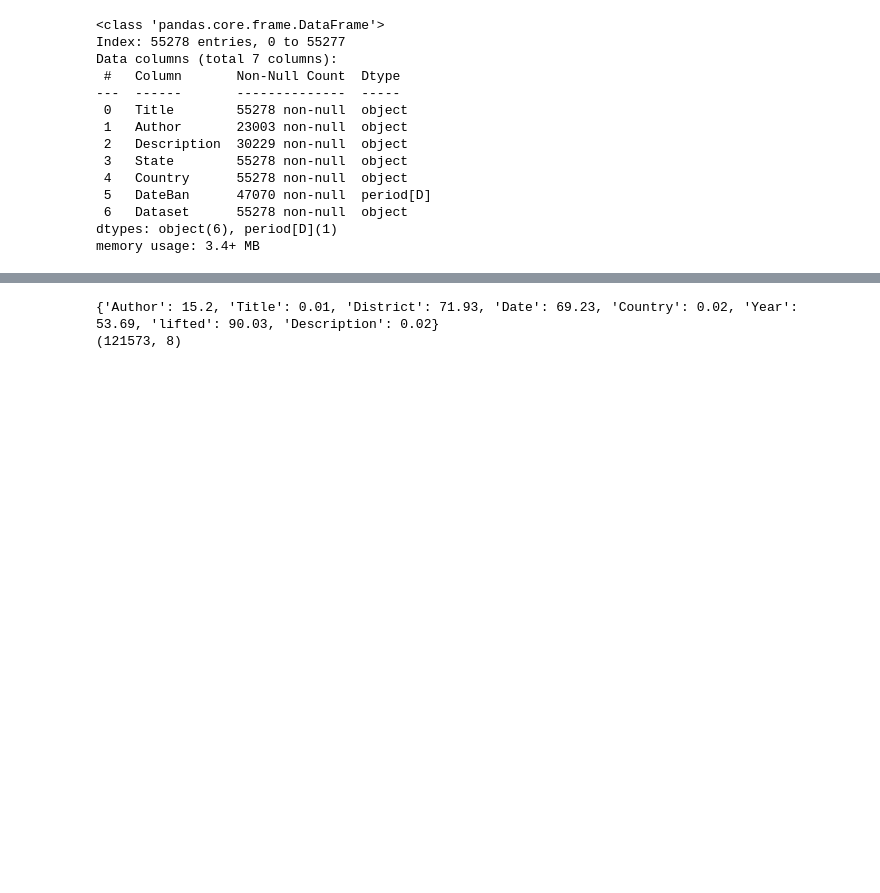
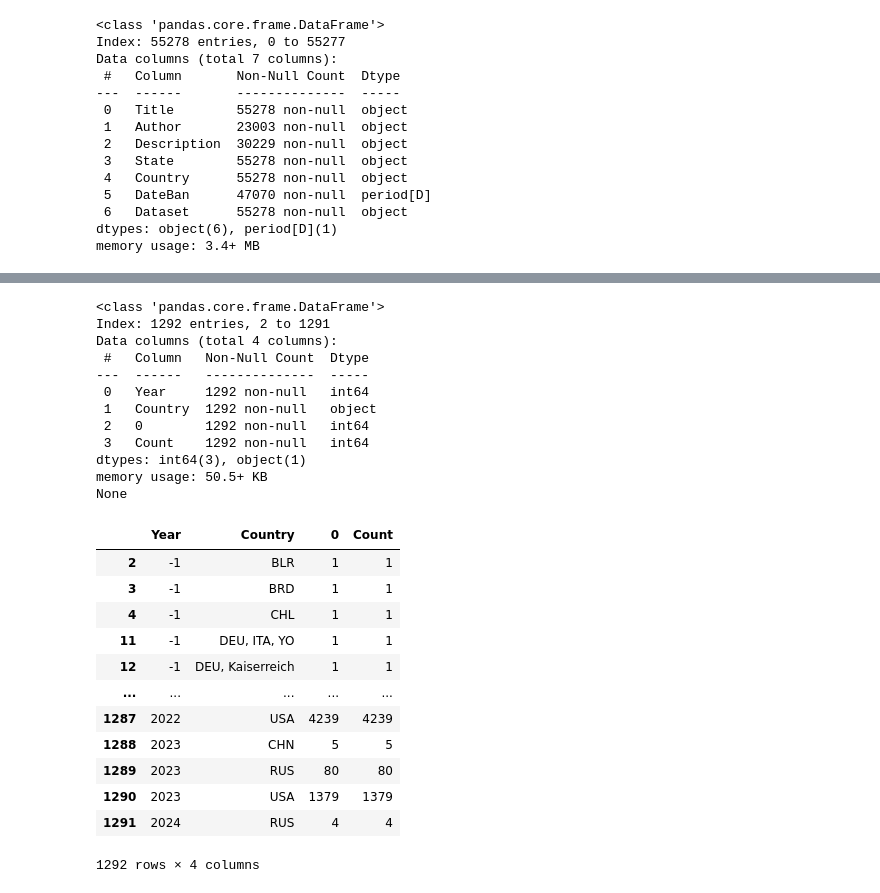
Before and after one commit to CerberusLatrans/NETSI-banned-books, a Jupyter notebook: dataset.ipynb, the cells around one changed output, grey strips where cells are left out. Drawn from its saved outputs; the diff is of its cells as text; code cells hidden in the pictures; blank space fills up the shorter version.

Commit message:
kasseler viz

```diff
--- a/dataset.ipynb
+++ b/dataset.ipynb
@@ -71,3 +71,13 @@ Data columns (total 7 columns):
  6   Dataset      55278 non-null  object
 dtypes: object(6), period[D](1)
 memory usage: 3.4+ MB
+# %%
+import math
+def to_period(year):
+    if math.isnan(year):
+        return None
+    return pd.Period(year=int(year), freq="D")
+kasseler_df = pd.read_csv('kasseler/kasseler.csv', index_col=0)
+kasseler_df['DateBan'] = kasseler_df['DateBan'].apply(to_period)
+kasseler_df['Dataset'] = "Die Kasseler Liste (Parthenon of Books)"
+kasseler_df.info()
@@ -74,5 +99,5 @@ memory usage: 3.4+ MB
 # %%
-df = pd.concat((pen_df, marshall_df, lidrekon_df), axis=0, ignore_index=True)
+df = pd.concat((pen_df, marshall_df, lidrekon_df, kasseler_df), axis=0, ignore_index=True)
 print(df.info())
 print(null_pct(df))
 # %% [output]
@@ -96,11 +121,33 @@ None
-# %%
-kasseler_df = pd.read_csv('kasseler/kasseler.csv')
-kasseler_df = kasseler_df.drop(kasseler_df.columns[0], axis=1)
-kasseler_df = kasseler_df.rename(columns={
-    'author': 'Author', 'title':'Title', 'place':'District', 'date':'Date',
-    'location':'Country', 'year': 'Year', 'lifed':'DateLifted', 'source':'Description'})
-print(null_pct(kasseler_df))
-print(kasseler_df.shape)
-# %% [output]
-{'Author': 15.2, 'Title': 0.01, 'District': 71.93, 'Date': 69.23, 'Country': 0.02, 'Year': 53.69, 'lifted': 90.03, 'Description': 0.02}
-(121573, 8)
+# %%
+df['Year'] = df['DateBan'].dt.year
+grouped_df = df.groupby(['Year', 'Country']).size().to_frame().reset_index()
+grouped_df['Count'] = grouped_df[0]
+grouped_df = grouped_df.sort_values(['Year', 'Count'])
+print(grouped_df.info())
+grouped_df
+# %% [output]
+<class 'pandas.core.frame.DataFrame'>
+Index: 1292 entries, 2 to 1291
+Data columns (total 4 columns):
+ #   Column   Non-Null Count  Dtype
+---  ------   --------------  -----
+ 0   Year     1292 non-null   int64
+ 1   Country  1292 non-null   object
+ 2   0        1292 non-null   int64
+ 3   Count    1292 non-null   int64
+dtypes: int64(3), object(1)
+memory usage: 50.5+ KB
+None
+|  | Year | Country | 0 | Count |
+| 2 | -1 | BLR | 1 | 1 |
+| 3 | -1 | BRD | 1 | 1 |
+| 4 | -1 | CHL | 1 | 1 |
+| 11 | -1 | DEU, ITA, YO | 1 | 1 |
+| 12 | -1 | DEU, Kaiserreich | 1 | 1 |
+| ... | ... | ... | ... | ... |
+| 1287 | 2022 | USA | 4239 | 4239 |
+| 1288 | 2023 | CHN | 5 | 5 |
+| 1289 | 2023 | RUS | 80 | 80 |
+| 1290 | 2023 | USA | 1379 | 1379 |
+| 1291 | 2024 | RUS | 4 | 4 |
+1292 rows × 4 columns
```
Also changed, not shown: parts of 23 cells of this notebook, 3 other files.
